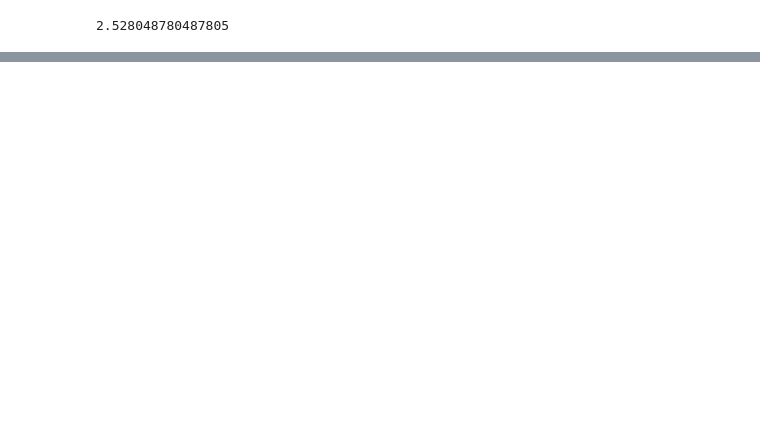
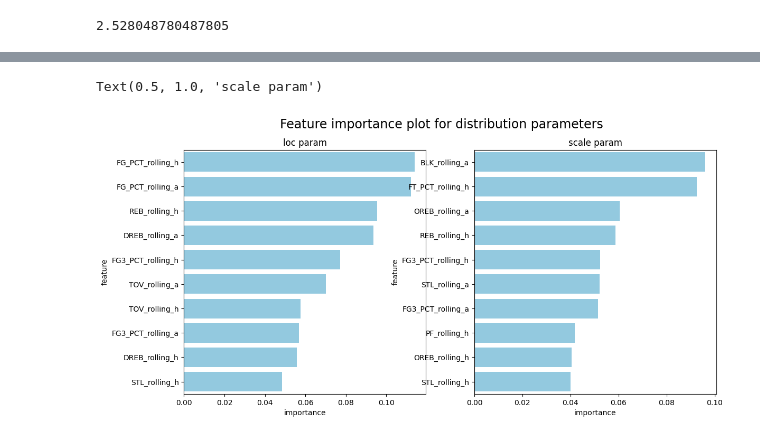
Before and after one commit to alecmatt5/nba_betting_analysis, a Jupyter notebook: backend/notebooks/NGBoost_julia.ipynb, the cells around one changed output, grey strips where cells are left out. Cells and saved outputs as stored; diff of their text form; code cells hidden in the pictures; blank space fills up the shorter version.

```diff
--- a/backend/notebooks/NGBoost_julia.ipynb
+++ b/backend/notebooks/NGBoost_julia.ipynb
@@ -51,3 +71,7 @@ Mean squared error: 169.36
 y_test.mean()
 # %% [output]
 2.528048780487805
+# %%
+feature_importance_loc = ngb.feature_importances_[0]
+# %%
+feature_importance_scale = ngb.feature_importances_[1]
@@ -53,0 +122,15 @@ y_test.mean()
+# %%
+df_loc = pd.DataFrame({'feature':X.columns,
+                       'importance':feature_importance_loc})\
+    .sort_values('importance',ascending=False)
+df_scale = pd.DataFrame({'feature':X.columns,
+                       'importance':feature_importance_scale})\
+    .sort_values('importance',ascending=False)
+# %%
+fig, (ax1, ax2) = plt.subplots(1, 2, figsize=(13,6))
+fig.suptitle("Feature importance plot for distribution parameters", fontsize=17)
+sns.barplot(x='importance',y='feature',ax=ax1,data=df_loc.head(10), color="skyblue").set_title('loc param')
+sns.barplot(x='importance',y='feature',ax=ax2,data=df_scale.head(10), color="skyblue").set_title('scale param')
+# %% [output]
+Text(0.5, 1.0, 'scale param')
+[figure, added]
```
Also changed, not shown: parts of 21 cells of this notebook, 3 other files.
